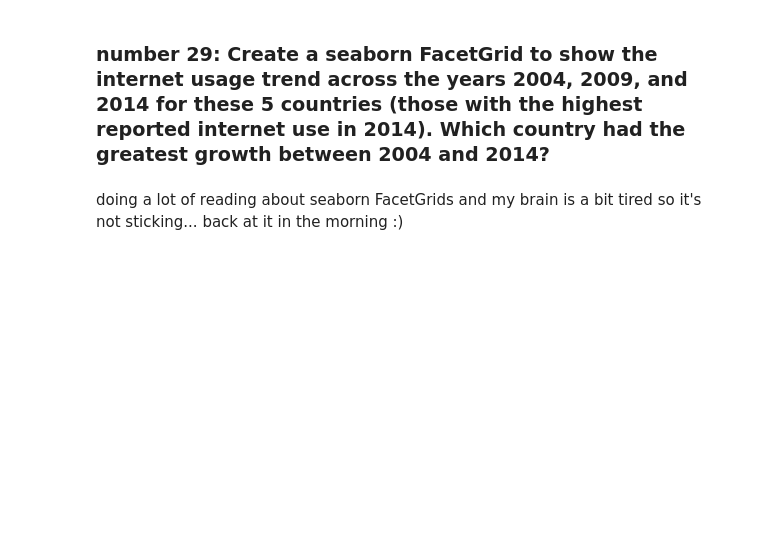
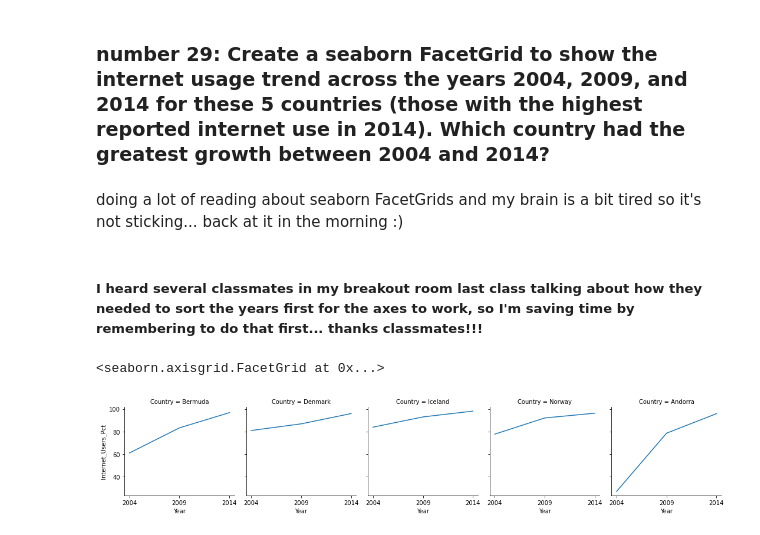
Before and after one commit to NSS-Data-Analytics-Cohort-6/gdp-and-internet-usage-atinglis314, a Jupyter notebook: notebooks/gdp_and_internet_usage_script.ipynb, the cells around one changed output. Cells and saved outputs as stored; diff of their text form; code cells hidden in the pictures; blank space fills up the shorter version.

```diff
--- a/notebooks/gdp_and_internet_usage_script.ipynb
+++ b/notebooks/gdp_and_internet_usage_script.ipynb
@@ -633,3 +633,12 @@ None
 ### number 29: Create a seaborn FacetGrid to show the internet usage trend across the years 2004, 2009, and 2014 for these 5 countries (those with the highest reported internet use in 2014). Which country had the greatest growth between 2004 and 2014?
 # %% [markdown]
 doing a lot of reading about seaborn FacetGrids and my brain is a bit tired so it's not sticking... back at it in the morning :)
+# %% [markdown]
+##### I heard several classmates in my breakout room last class talking about how they needed to sort the years first for the axes to work, so I'm saving time by remembering to do that first... thanks classmates!!!
+# %%
+top_5_internet_sorted =top_5_internet.sort_values('Year')
+g = sns.FacetGrid(top_5_internet_sorted, col='Country')
+g.map(plt.plot,"Year","Internet_Users_Pct")
+# %% [output]
+<seaborn.axisgrid.FacetGrid at 0x...>
+[figure, added]
```
Also changed, not shown: parts of 12 cells of this notebook.
